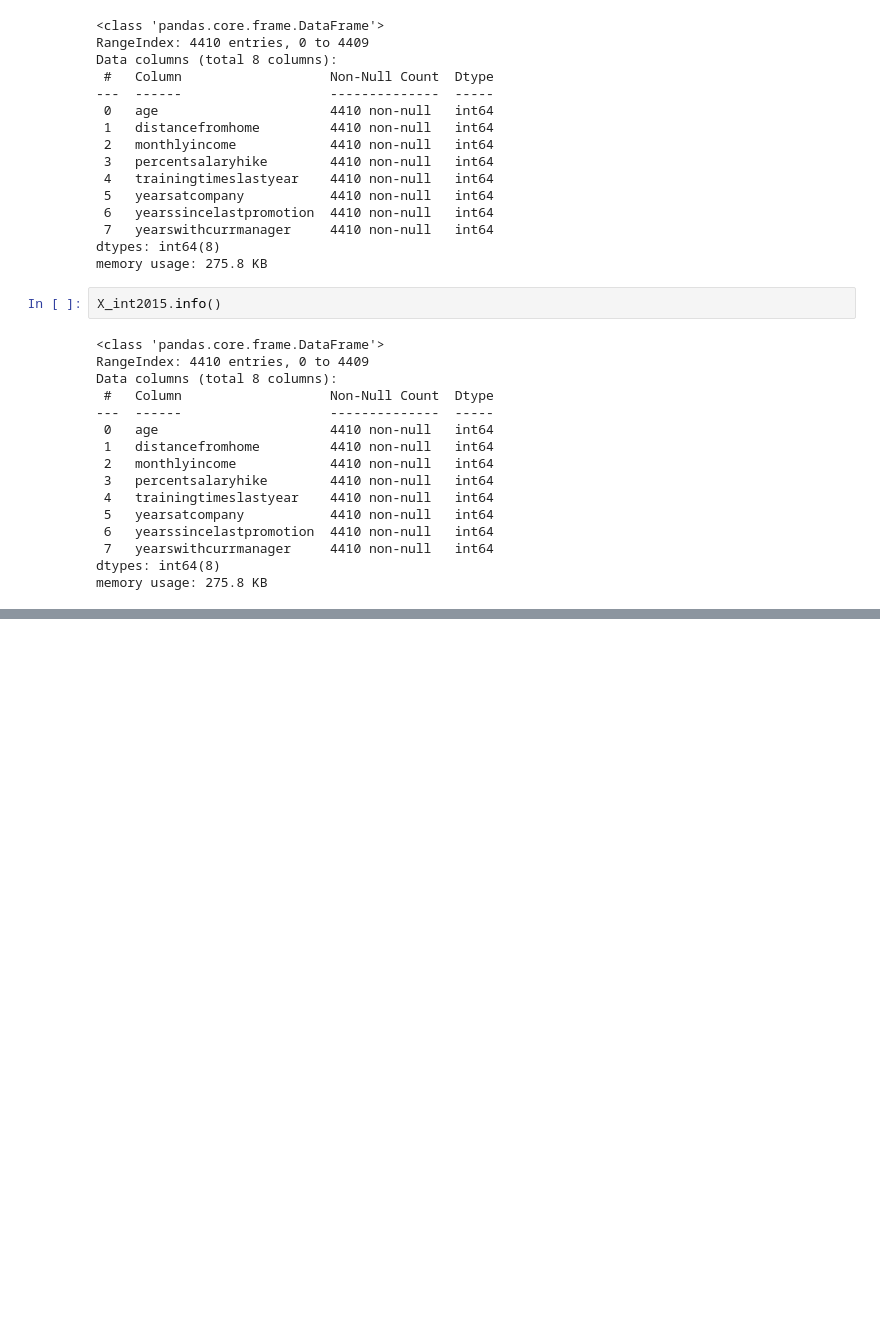
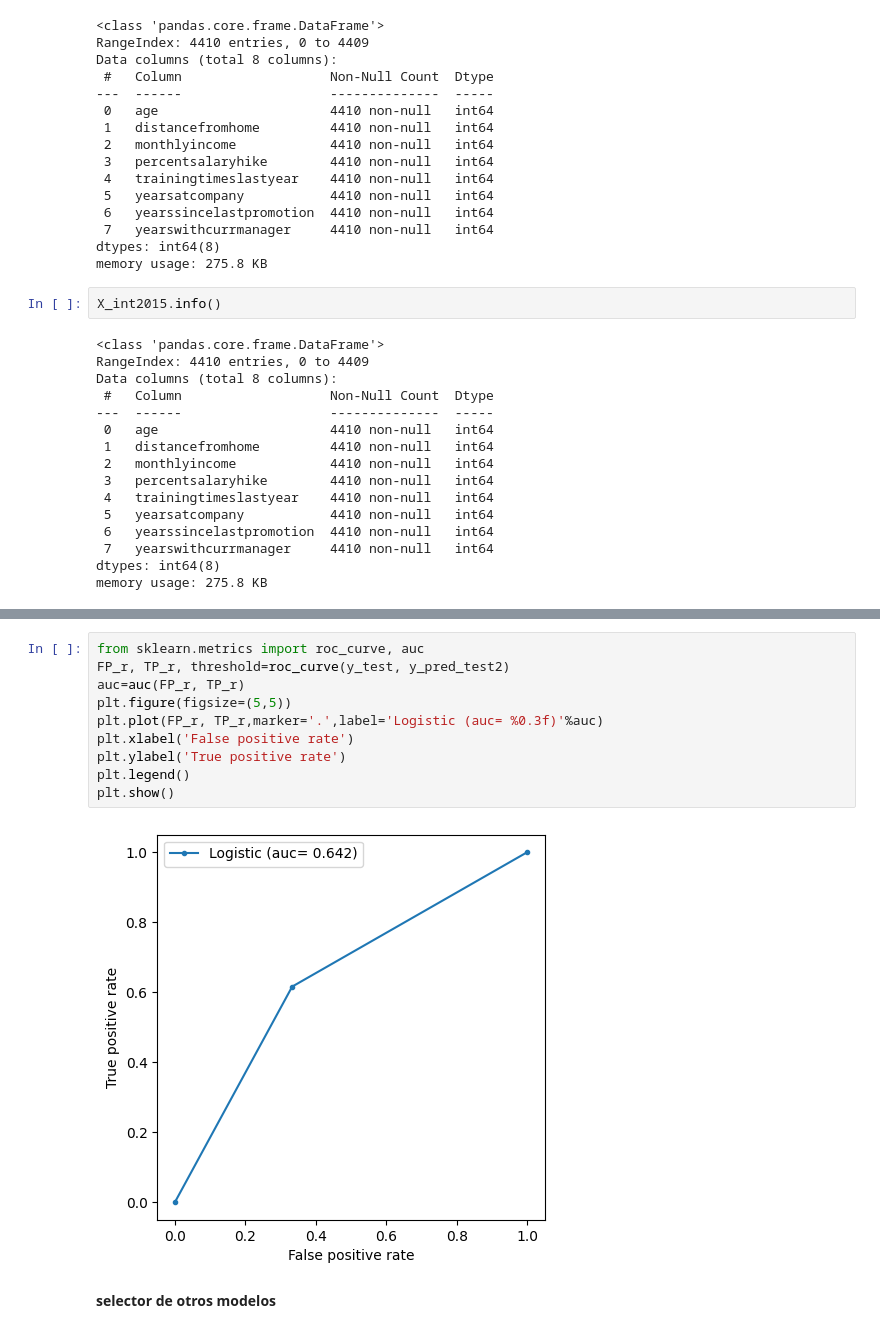
Before and after one commit to Astridgiraldo/RH, a Jupyter notebook: SEL_VAR.ipynb, the cells around one changed output, grey strips where cells are left out. Drawn from its saved outputs; the diff is of its cells as text; blank space fills up the shorter version.

```diff
--- a/SEL_VAR.ipynb
+++ b/SEL_VAR.ipynb
@@ -547,0 +745,14 @@ memory usage: 275.8 KB
+# %%
+from sklearn.metrics import roc_curve, auc
+FP_r, TP_r, threshold=roc_curve(y_test, y_pred_test2)
+auc=auc(FP_r, TP_r)
+plt.figure(figsize=(5,5))
+plt.plot(FP_r, TP_r,marker='.',label='Logistic (auc= %0.3f)'%auc)
+plt.xlabel('False positive rate')
+plt.ylabel('True positive rate')
+plt.legend()
+plt.show()
+# %% [output]
+[figure, added]
+# %% [markdown]
+**selector de otros modelos**
```
Also changed, not shown: parts of 16 cells of this notebook.
